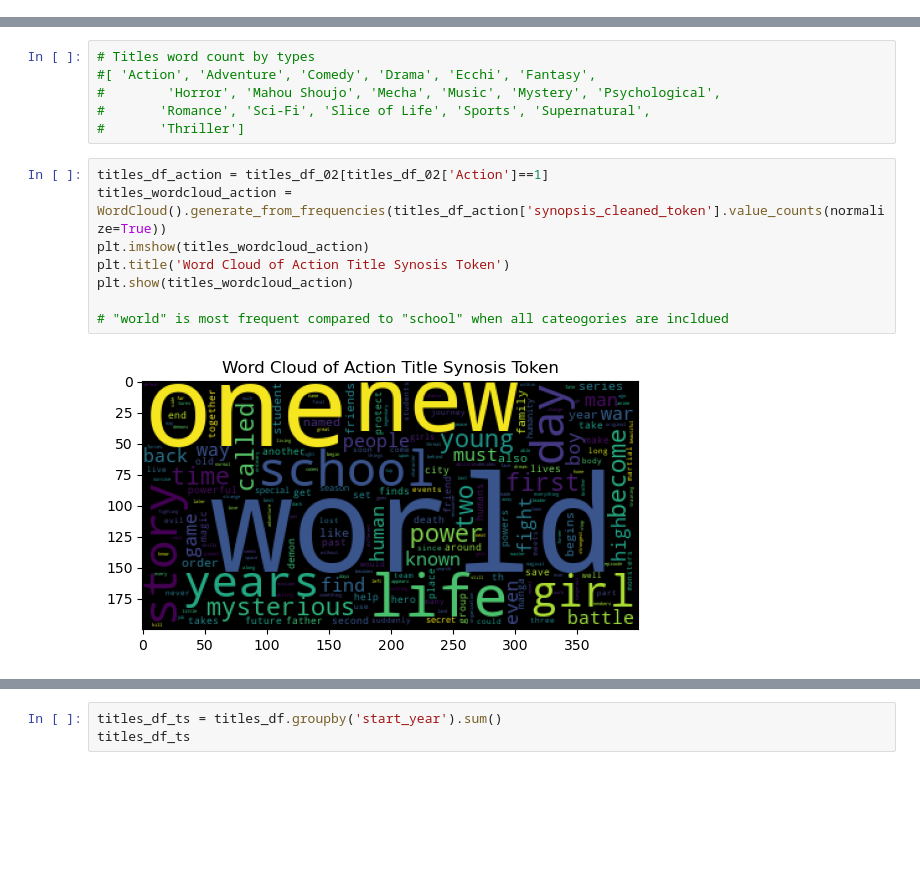
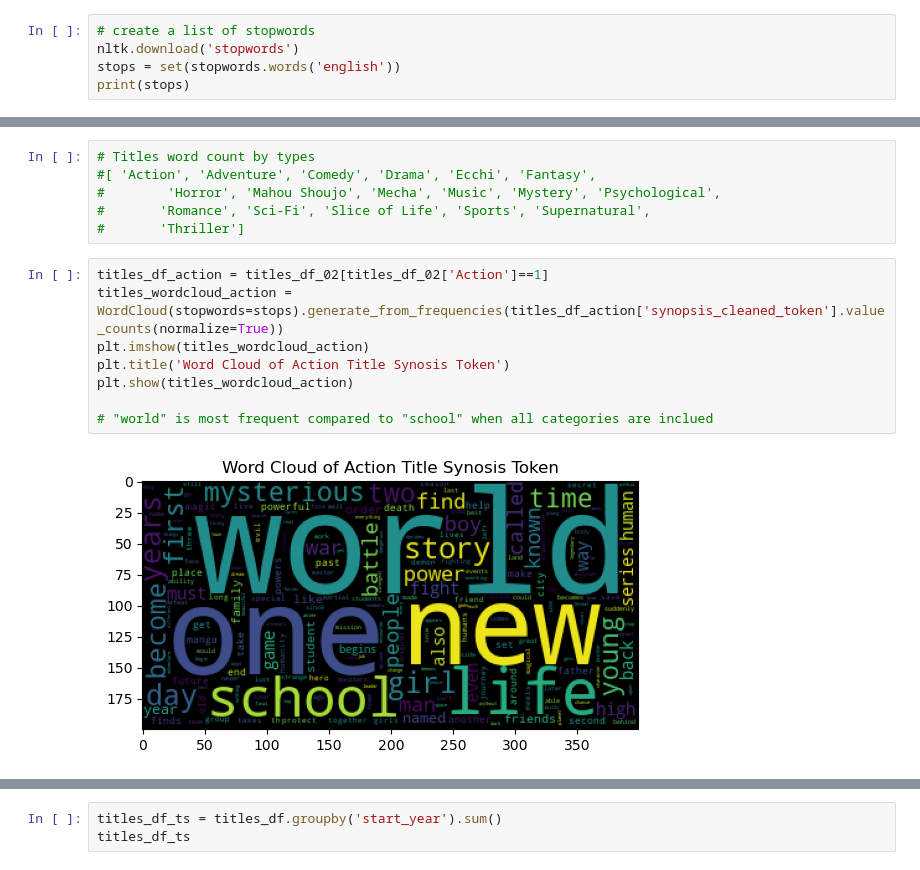
Before and after one commit to doyoung-umich/pj_otaku, a Jupyter notebook: Henry/henry_notebook_01.ipynb, the cells around one changed output, grey strips where cells are left out. Drawn from its saved outputs; the diff is of its cells as text; blank space fills up the shorter version.

```diff
--- a/Henry/henry_notebook_01.ipynb
+++ b/Henry/henry_notebook_01.ipynb
@@ -252,3 +253,8 @@ blown         1
 ears          1
 five          1
 Name: about_cleaned_token, Length: 4110, dtype: int64
+# %%
+# create a list of stopwords
+nltk.download('stopwords')
+stops = set(stopwords.words('english'))
+print(stops)
@@ -290,13 +304,13 @@ plt.show(users_wordcloud)
 #       'Thriller']
 # %%
 titles_df_action = titles_df_02[titles_df_02['Action']==1]
-titles_wordcloud_action = WordCloud().generate_from_frequencies(titles_df_action['synopsis_cleaned_token'].value_counts(normalize=True))
+titles_wordcloud_action = WordCloud(stopwords=stops).generate_from_frequencies(titles_df_action['synopsis_cleaned_token'].value_counts(normalize=True))
 plt.imshow(titles_wordcloud_action)
 plt.title('Word Cloud of Action Title Synosis Token')
 plt.show(titles_wordcloud_action)
 
-# "world" is most frequent compared to "school" when all cateogories are incldued
+# "world" is most frequent compared to "school" when all categories are inclued
 # %% [output]
-[figure, old version]
+[figure, new version]
 # %%
 titles_df_comedy = titles_df_02[titles_df_02['Comedy']==1]
```
Also changed, not shown: parts of 18 cells of this notebook.
